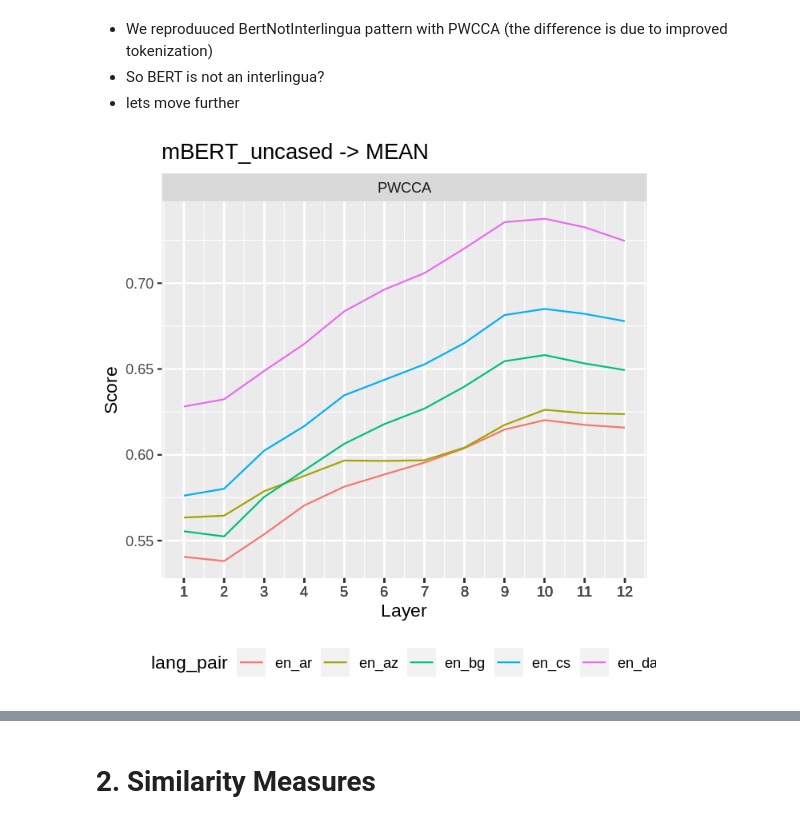
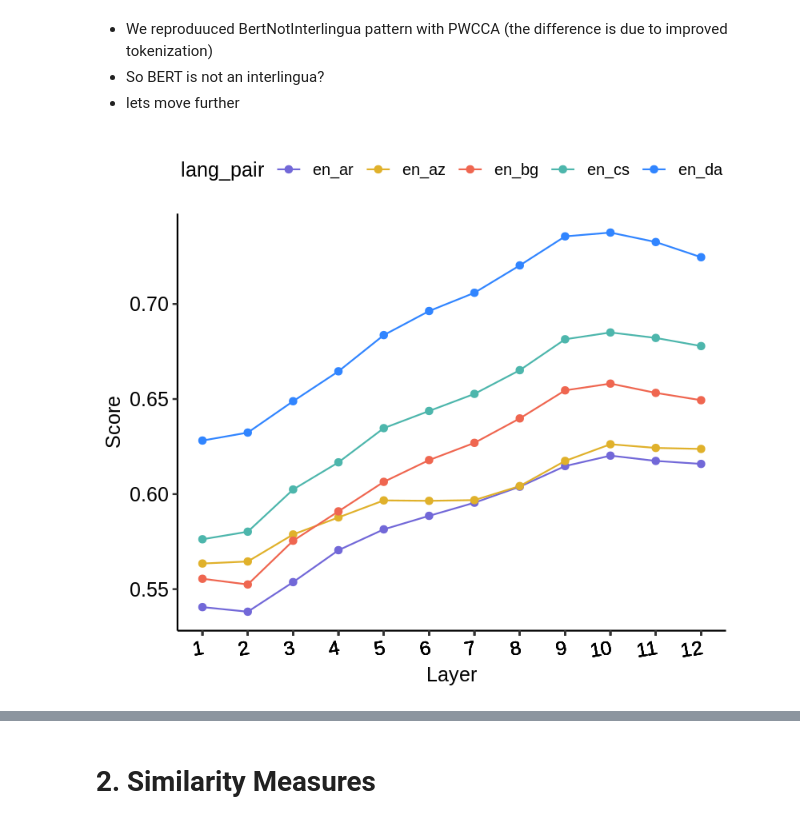
Before and after one commit to MaksymDel/xsim, a Jupyter notebook: examples/multilingual-case_study.ipynb, the cells around one changed output, grey strips where cells are left out. Drawn from its saved outputs; the diff is of its cells as text; code cells hidden in the pictures.

```diff
--- a/examples/multilingual-case_study.ipynb
+++ b/examples/multilingual-case_study.ipynb
@@ -102,7 +103,18 @@ def load_sim_scores_csv(model_name_or_dir, exp_name, sim_name, sent_rep_type, la
                 scores = [float(s) for s in list(csv.reader(csvfile))[0]]
                 sim_scores_dict[lang_pair] = scores
         except:
-            pass
+            try:
+                lp = lp.split("_")
+                lp = "_".join([lp[1], lp[0]])
+                fn = f"score-google_{sim_name}-{sent_rep_type}-{lp}.csv"
+
+                with open(f'{loaddir}/{fn}') as csvfile:
+                    scores = [float(s) for s in list(csv.reader(csvfile))[0]]
+                    sim_scores_dict[lang_pair] = scores
+            except:
+                pass
+
+
 
     return sim_scores_dict
 # %%
@@ -221,10 +231,19 @@ sim_scores_df = load_sim_scores_into_df(
     lang_pairs_exclude=["en-en_shuf"])
 
 # plot metrics data
-with grdevices.render_to_bytesio(grdevices.png, width=768, height=700, res=150) as img:
-    title = f"{model_names_mapping[model_name_or_dir]} -> {sent_rep_type.upper()}"
-    plot = ggplot2_plot_lines(sim_scores_df, title)
-    plot = plot
+with grdevices.render_to_bytesio(grdevices.png, width=800, height=700, res=150) as img:
+    # title = f"{model_names_mapping[model_name_or_dir]} -> {sent_rep_type.upper()}"
+    plot = ggpubr.ggline(sim_scores_df,
+                         x="Layer",
+                         y="Score",
+                         color="lang_pair",
+                         palette=ro.rl("""c("#7268D8", "#E0B12B", "#EF6650", "#4DB6AC", "#3185FF", "#3195FF")"""),
+                        ) \
+            + ggpubr.theme_pubr(x_text_angle = 10) \
+            + ggplot2.scale_x_continuous(labels = sim_scores_df["Layer"], breaks = sim_scores_df["Layer"])
+
+
+    pp = plot
     plot.plot()
 display(Image(data=img.getvalue(), format='png', embed=True))
 # %% [output]
@@ -236,27 +260,34 @@ display(Image(data=img.getvalue(), format='png', embed=True))
 # %%
 # GLOBALS
 exp_name = "xnli_extension"
 model_name_or_dir = "bert-base-multilingual-uncased"
 sent_rep_type = "mean"
 #sim_names = ["pwcca", "cka", "svcca_20"]
 sim_names = ["pwcca"]
 lang_pairs = ["en-ar", "en-az", "en-bg", "en-cs", "en-da", "en-en_shuf"]
 # load df
 
 sim_scores_df = load_sim_scores_into_df(
     model_name_or_dir=model_name_or_dir,
     exp_name=exp_name,
     sim_names=sim_names,
     sent_rep_type=sent_rep_type,
     lang_pairs=lang_pairs,
     lang_pairs_exclude=["en-en_shuf"])
 
 # plot metrics data
-with grdevices.render_to_bytesio(grdevices.png, width=700, height=700, res=150) as img:
-    title = f"{model_names_mapping[model_name_or_dir]} -> {sent_rep_type.upper()}"
-    plot = ggplot2_plot_lines(sim_scores_df, title)
-    plot = plot
+with grdevices.render_to_bytesio(grdevices.png, width=800, height=700, res=150) as img:
+    plot = ggpubr.ggline(sim_scores_df,
+                         x="Layer",
+                         y="Score",
+                         color="lang_pair",
+                         palette=ro.rl("""c("#7268D8", "#E0B12B", "#EF6650", "#4DB6AC", "#3185FF", "#3195FF")"""),
+                        ) \
+            + ggpubr.theme_pubr(x_text_angle = 10) \
+            + ggplot2.scale_x_continuous(labels = sim_scores_df["Layer"], breaks = sim_scores_df["Layer"])
+
+    pp = plot
     plot.plot()
 display(Image(data=img.getvalue(), format='png', embed=True))
 # %% [output]
-[figure, old version]
+[figure, new version]
```
Also changed, not shown: parts of 38 cells of this notebook, 8 other files.
